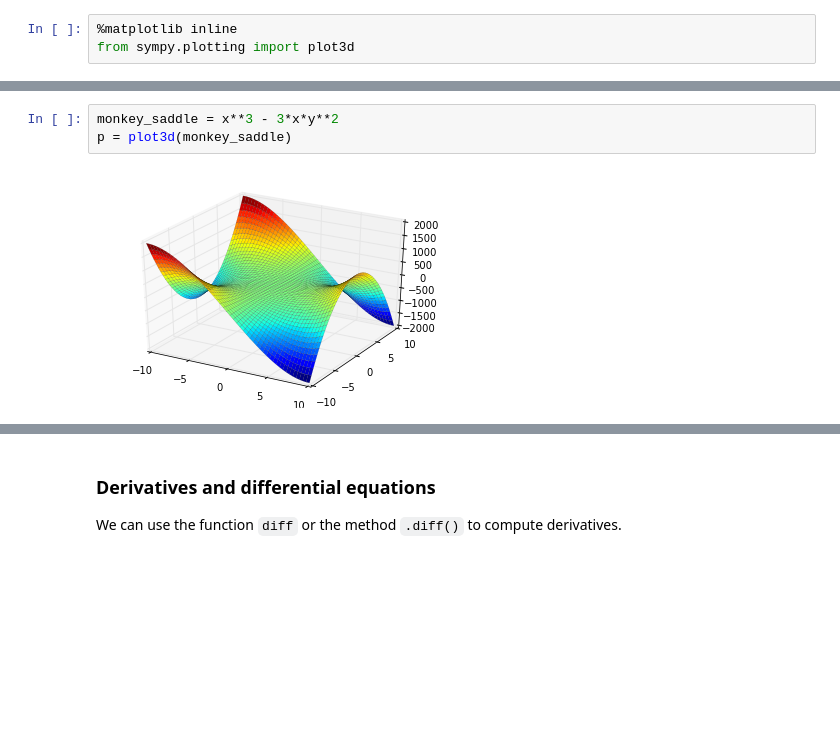
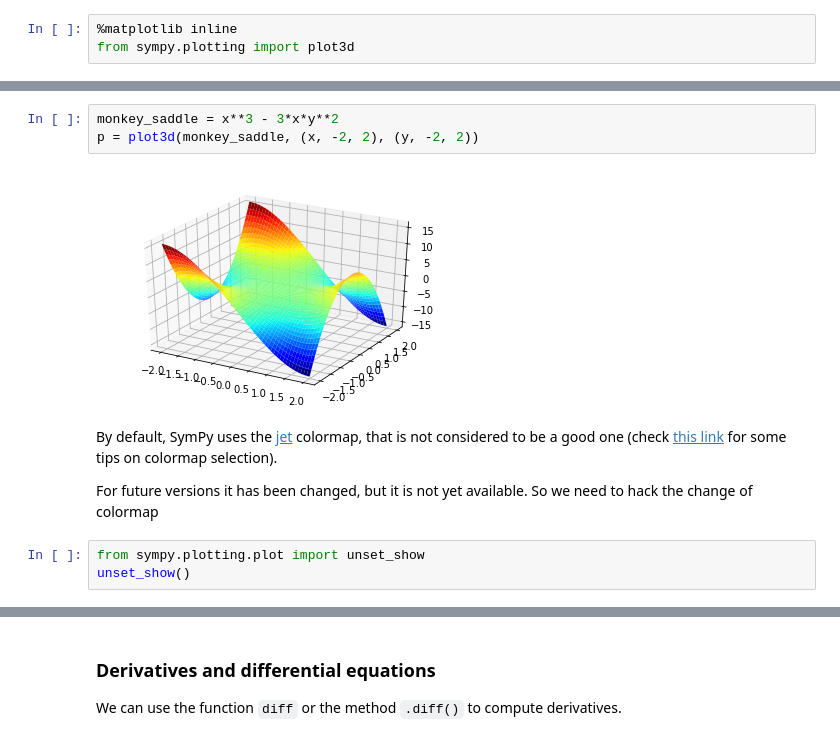
Before and after one commit to nicoguaro/AdvancedMath, a Jupyter notebook: Notebooks/SymPy in 10 minutes.ipynb, the cells around one changed output, grey strips where cells are left out. Drawn from its saved outputs; the diff is of its cells as text; blank space fills up the shorter version.

```diff
--- a/Notebooks/SymPy in 10 minutes.ipynb
+++ b/Notebooks/SymPy in 10 minutes.ipynb
@@ -219,5 +243,12 @@ plot(sin(x), (x, -pi, pi));
 # %%
 monkey_saddle = x**3 - 3*x*y**2
-p = plot3d(monkey_saddle)
+p = plot3d(monkey_saddle, (x, -2, 2), (y, -2, 2))
 # %% [output]
-[figure, old version]
+[figure, new version]
+# %% [markdown]
+By default, SymPy uses the [jet](https://data3.mprog.nl/course/15%20Readings/40%20Reading%204/Borland_Rainbow_Color_Map.pdf) colormap, that is not considered to be a good one (check [this link](http://matplotlib.org/users/colormaps.html) for some tips on colormap selection).
+
+For future versions it has been changed, but it is not yet available. So we need to hack the change of colormap
+# %%
+from sympy.plotting.plot import unset_show
+unset_show()
```
Also changed, not shown: parts of 36 cells of this notebook.
